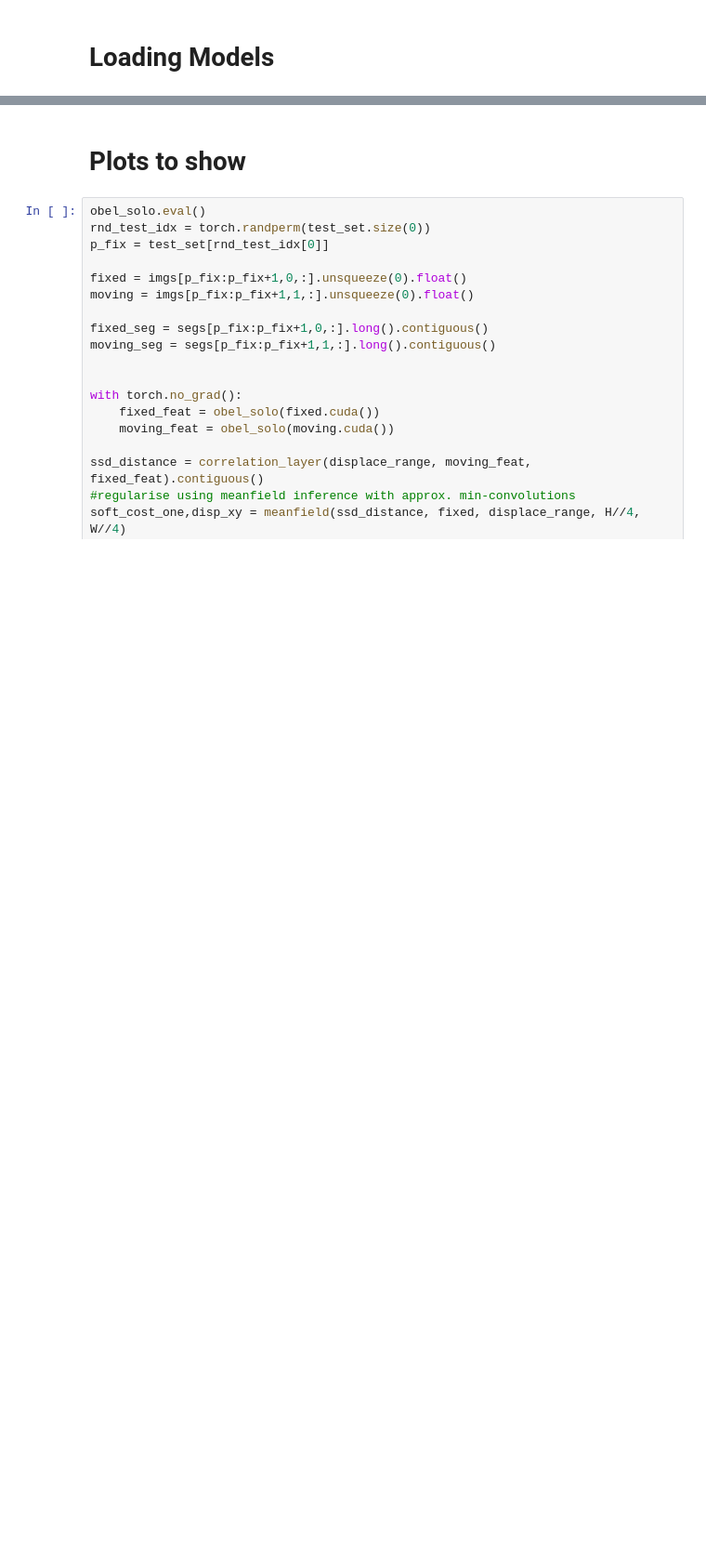
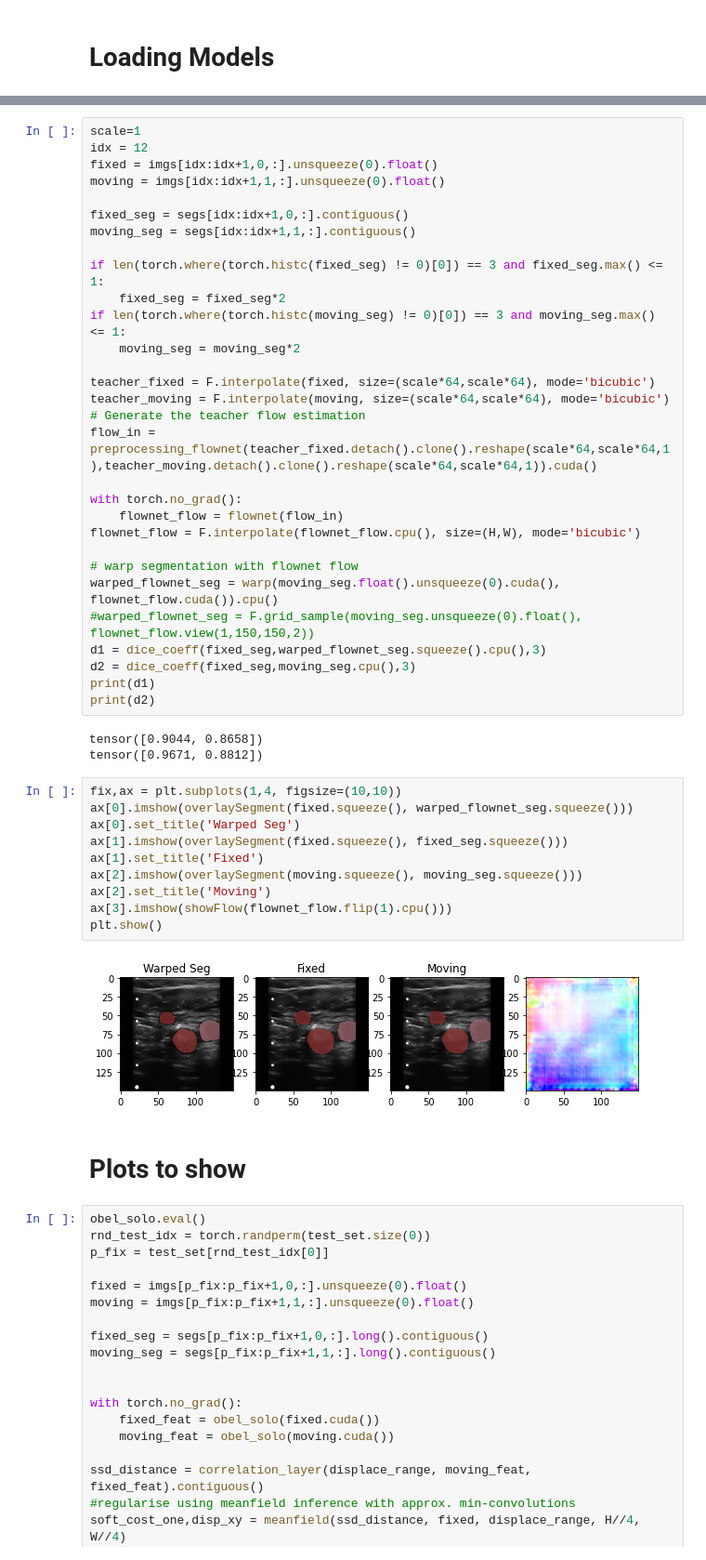
Before and after one commit to TillNicke/KD-for-optical-flow, a Jupyter notebook: Compare Models.ipynb, the cells around one changed output, grey strips where cells are left out. Shown at 93% size. Saved outputs shown, nothing was run; the diff lists cells and outputs as text; blank space fills up the shorter version.

```diff
--- a/Compare Models.ipynb
+++ b/Compare Models.ipynb
@@ -239,3 +419,48 @@ This model has an average Dice of 0.7112 mit Variance: 0.03375. The unwarped Mea
+# %%
+scale=1
+idx = 12
+fixed = imgs[idx:idx+1,0,:].unsqueeze(0).float()
+moving = imgs[idx:idx+1,1,:].unsqueeze(0).float()
+
+fixed_seg = segs[idx:idx+1,0,:].contiguous()
+moving_seg = segs[idx:idx+1,1,:].contiguous()
+
+if len(torch.where(torch.histc(fixed_seg) != 0)[0]) == 3 and fixed_seg.max() <= 1:
+    fixed_seg = fixed_seg*2
+if len(torch.where(torch.histc(moving_seg) != 0)[0]) == 3 and moving_seg.max() <= 1:
+    moving_seg = moving_seg*2
+
+teacher_fixed = F.interpolate(fixed, size=(scale*64,scale*64), mode='bicubic')
+teacher_moving = F.interpolate(moving, size=(scale*64,scale*64), mode='bicubic')
+# Generate the teacher flow estimation
+flow_in = preprocessing_flownet(teacher_fixed.detach().clone().reshape(scale*64,scale*64,1),teacher_moving.detach().clone().reshape(scale*64,scale*64,1)).cuda()
+
+with torch.no_grad():
+    flownet_flow = flownet(flow_in)
+flownet_flow = F.interpolate(flownet_flow.cpu(), size=(H,W), mode='bicubic')
+
+# warp segmentation with flownet flow
+warped_flownet_seg = warp(moving_seg.float().unsqueeze(0).cuda(), flownet_flow.cuda()).cpu()
+#warped_flownet_seg = F.grid_sample(moving_seg.unsqueeze(0).float(), flownet_flow.view(1,150,150,2))
+d1 = dice_coeff(fixed_seg,warped_flownet_seg.squeeze().cpu(),3)
+d2 = dice_coeff(fixed_seg,moving_seg.cpu(),3)
+print(d1)
+print(d2)
+# %% [output]
+tensor([0.9044, 0.8658])
+tensor([0.9671, 0.8812])
+# %%
+fix,ax = plt.subplots(1,4, figsize=(10,10))
+ax[0].imshow(overlaySegment(fixed.squeeze(), warped_flownet_seg.squeeze()))
+ax[0].set_title('Warped Seg')
+ax[1].imshow(overlaySegment(fixed.squeeze(), fixed_seg.squeeze()))
+ax[1].set_title('Fixed')
+ax[2].imshow(overlaySegment(moving.squeeze(), moving_seg.squeeze()))
+ax[2].set_title('Moving')
+ax[3].imshow(showFlow(flownet_flow.flip(1).cpu()))
+plt.show()
+# %% [output]
+[figure, added]
 # %% [markdown]
 # Plots to show
 # %%
```
Also changed, not shown: parts of 22 cells of this notebook, 3 other files.
